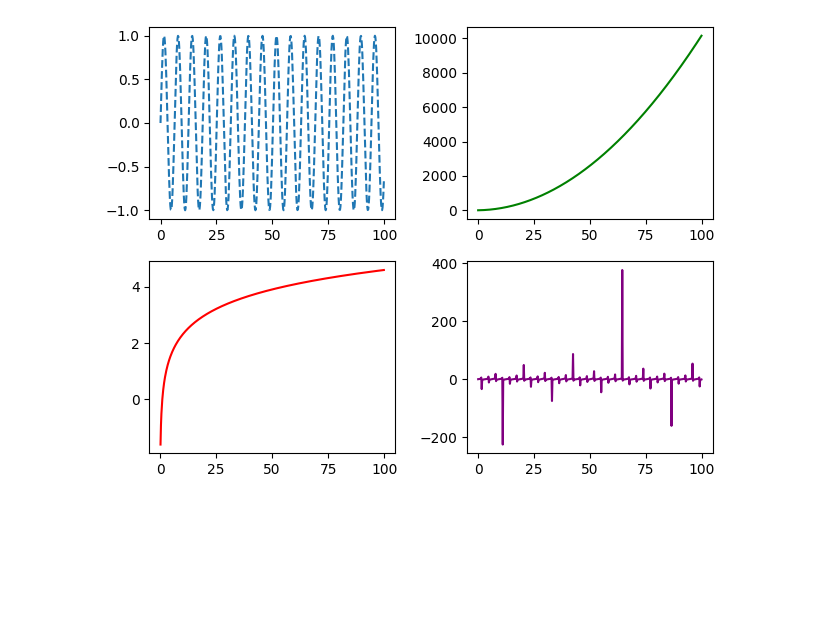
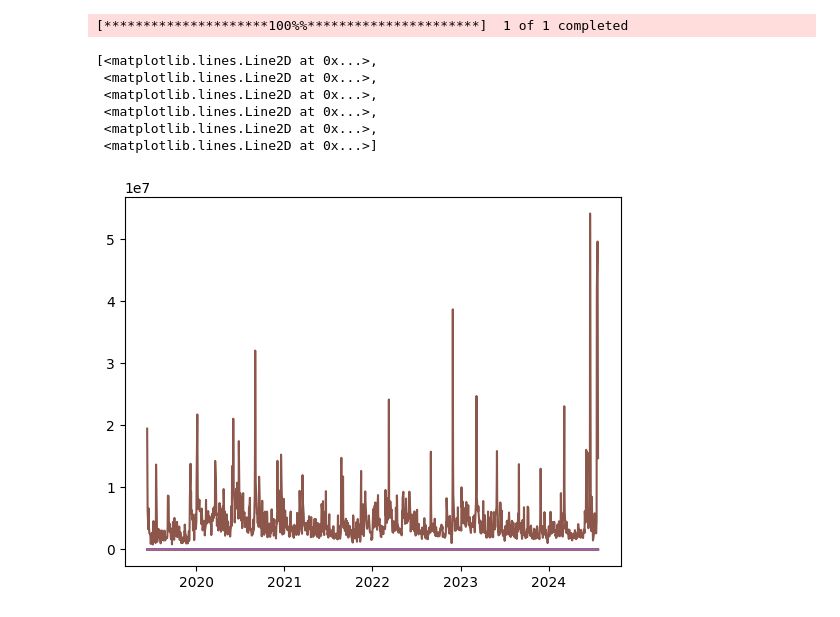
Before and after one commit to JinyuLiu0116/Stock_Price_Data_Pipeline_and_Analysis, a Jupyter notebook: Stock_Price/data_visualization/practice/matplotlib_subplot.ipynb, the cells around one changed output. Cells and saved outputs as stored; diff of their text form; code cells hidden in the pictures; blank space fills up the shorter version.

```diff
--- a/Stock_Price/data_visualization/practice/matplotlib_subplot.ipynb
+++ b/Stock_Price/data_visualization/practice/matplotlib_subplot.ipynb
@@ -10,13 +5,14 @@ y4=np.tan(x)
-# %%
-ax1=plt.subplot(221)
-ax2=plt.subplot(222)
-ax3=plt.subplot(223)
-ax4=plt.subplot(224)
-
-ax1.plot(x,y1,'--')
-ax2.plot(x,y2,'g')
-ax3.plot(x,y3,'r')
-ax4.plot(x,y4,'purple')
-plt.tight_layout()
-# %% [output]
-[figure, removed]
+# %%
+df=yf.download('CRWD')
+df1=df.tail(15)
+df1
+plt.plot(df)
+# %% [output]
+[*********************100%%**********************]  1 of 1 completed
+[<matplotlib.lines.Line2D at 0x...>,
+ <matplotlib.lines.Line2D at 0x...>,
+ <matplotlib.lines.Line2D at 0x...>,
+ <matplotlib.lines.Line2D at 0x...>,
+ <matplotlib.lines.Line2D at 0x...>,
+ <matplotlib.lines.Line2D at 0x...>]
+[figure, added]
```
Also changed, not shown: parts of 7 cells of this notebook.
